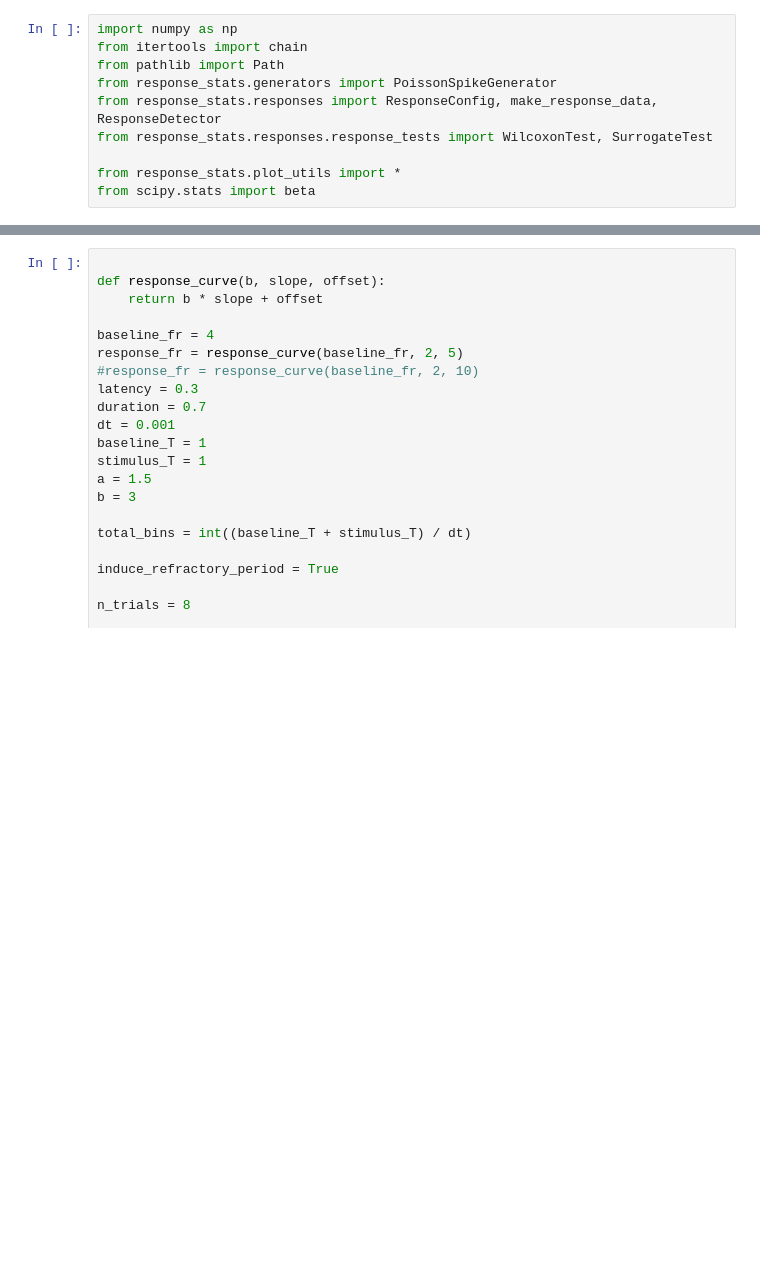
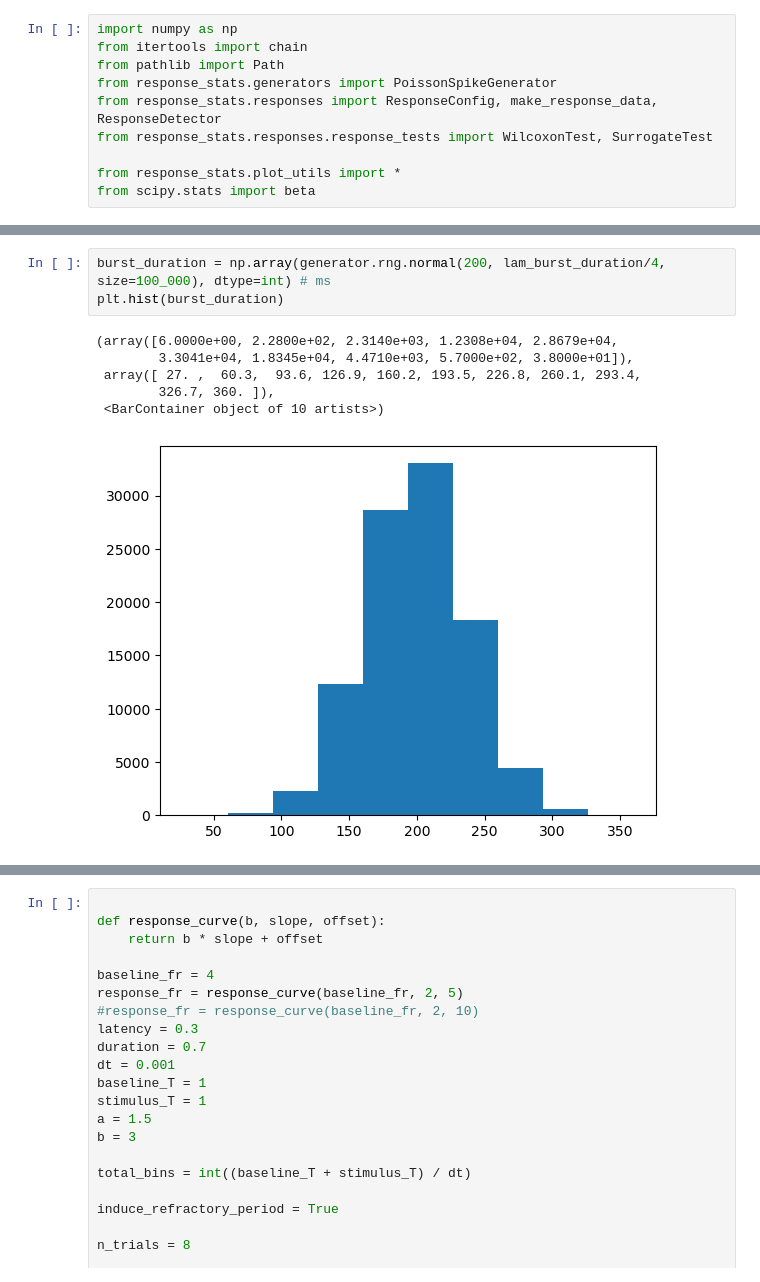
Before and after one commit to a-darcher/response_generator, a Jupyter notebook: dev_nbs/dev.ipynb, the cells around one changed output, grey strips where cells are left out. Saved outputs shown, nothing was run; the diff lists cells and outputs as text; blank space fills up the shorter version.

```diff
--- a/dev_nbs/dev.ipynb
+++ b/dev_nbs/dev.ipynb
@@ -86,3 +76,13 @@ T_off
+# %%
+burst_duration = np.array(generator.rng.normal(200, lam_burst_duration/4, size=100_000), dtype=int) # ms
+plt.hist(burst_duration)
+# %% [output]
+(array([6.0000e+00, 2.2800e+02, 2.3140e+03, 1.2308e+04, 2.8679e+04,
+        3.3041e+04, 1.8345e+04, 4.4710e+03, 5.7000e+02, 3.8000e+01]),
+ array([ 27. ,  60.3,  93.6, 126.9, 160.2, 193.5, 226.8, 260.1, 293.4,
+        326.7, 360. ]),
+ <BarContainer object of 10 artists>)
+[figure, added]
 # %%
 def generate_bursts(r_t, T_on, T_off, avg_burst_rate,
                     burst_multiplier, burst_alpha, burst_beta,
```
Also changed, not shown: parts of 9 cells of this notebook, 34 other files.
